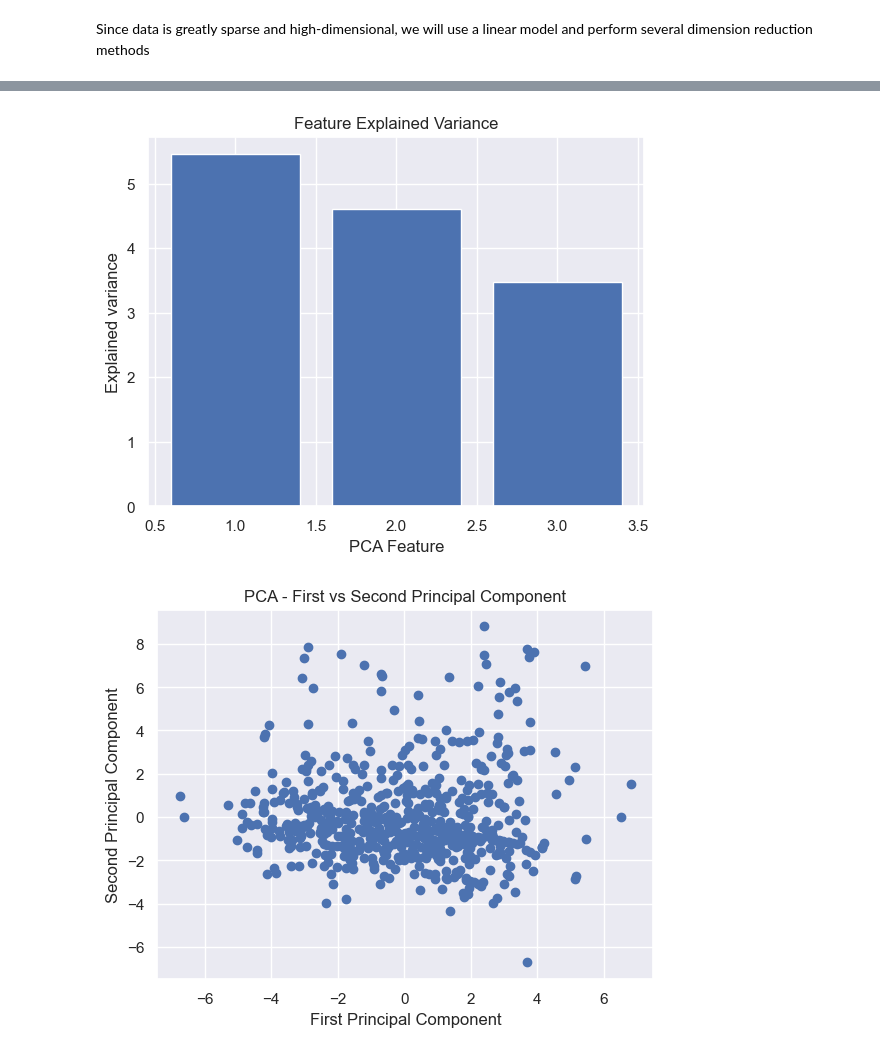
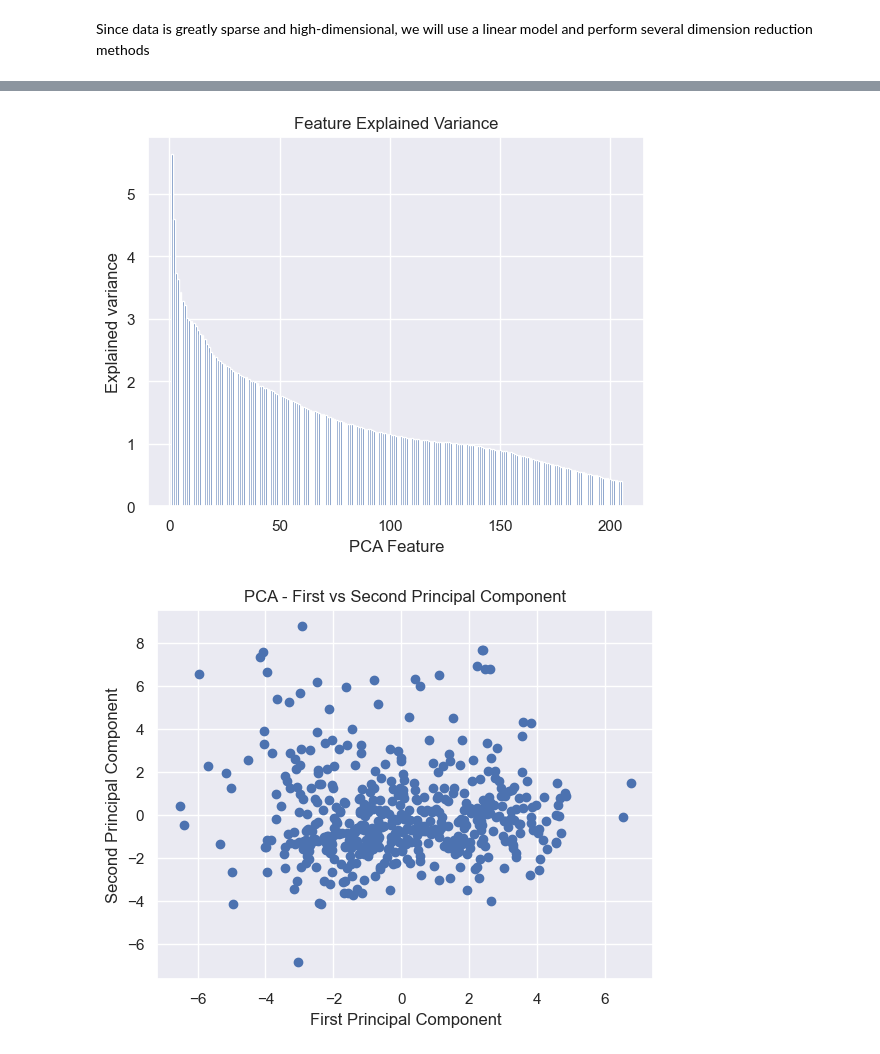
Before and after one commit to JosePabloGFnl/Simpsons_Episode_Popularity, a Jupyter notebook: Simpsons_Data_prediction.ipynb, the cells around one changed output, grey strips where cells are left out. Saved outputs shown, nothing was run; the diff lists cells and outputs as text; code cells hidden in the pictures.

Commit message:
Scaling and PCA modified

```diff
--- a/Simpsons_Data_prediction.ipynb
+++ b/Simpsons_Data_prediction.ipynb
@@ -30,5 +32,8 @@ X
 | 598 | 598 | 0.0 | 0.0 | 0.0 | 0.0 | 0.0 | 0.0 | 0.0 | ... |
 | 599 | 599 | 0.0 | 0.0 | 0.0 | 0.0 | 0.0 | 0.0 | 0.0 | ... |
 600 rows × 307 columns
+# %%
+# train and test splits
+X_train, X_test, y_train, y_test = train_test_split(X, y, test_size=0.2, random_state=42)
 # %% [markdown]
 Since data is greatly sparse and high-dimensional, we will use a linear model and perform several dimension reduction methods
@@ -53,0 +47,15 @@ array([[-6.74579842,  0.99616906, -0.47426853],
+# %%
+# Feature scaling
+scaler = StandardScaler()
+X_train_scaled = scaler.fit_transform(X_train)  # Fit and transform the training data
+X_test_scaled = scaler.transform(X_test)
+
+# Retain 95% of the variance
+pca = PCA(n_components=0.95)
+
+# Fit and transform data
+X_train_pca = pca.fit_transform(X_train_scaled)
+
+X_test_pca = pca.transform(X_test_scaled)
+
+X_train_pca
@@ -66,13 +88,13 @@ plt.ylabel('Explained variance')
 plt.title('Feature Explained Variance')
 plt.show()
 # %% [output]
-[figure, old version]
+[figure, new version]
 # %%
 # scatter plot of the first two principal components
-plt.scatter(pca_features[:, 0], pca_features[:, 1])
+plt.scatter(X_train_pca[:, 0], X_train_pca[:, 1])
 plt.xlabel('First Principal Component')
 plt.ylabel('Second Principal Component')
 plt.title('PCA - First vs Second Principal Component')
 plt.show()
 # %% [output]
-[figure, old version]
+[figure, new version]
```
Also changed, not shown: parts of 6 cells of this notebook.
